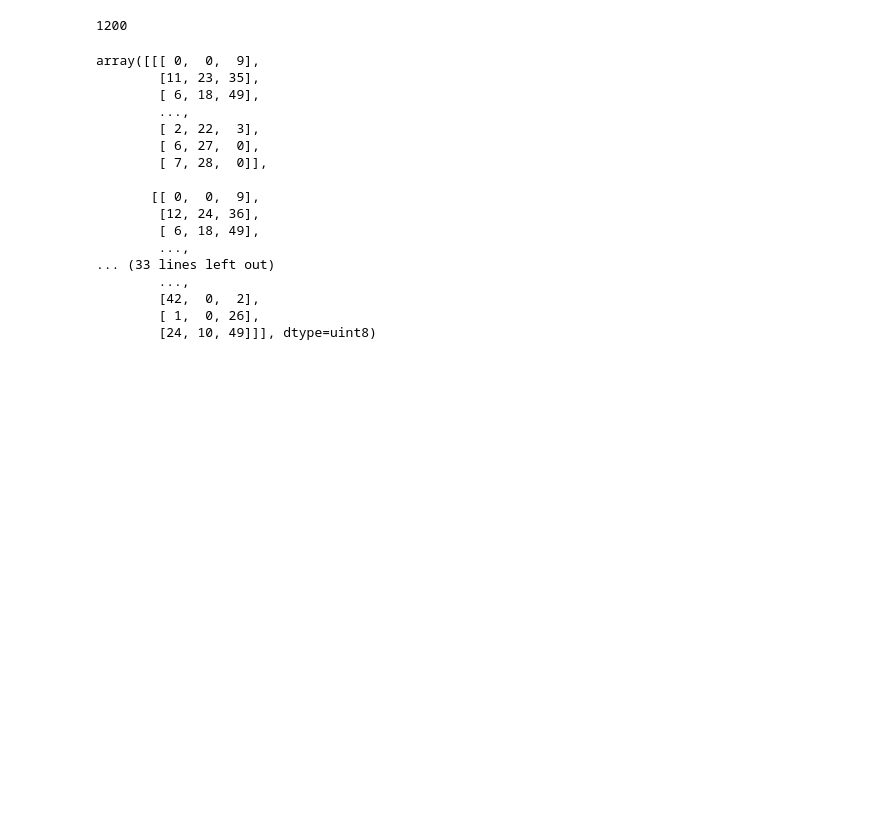
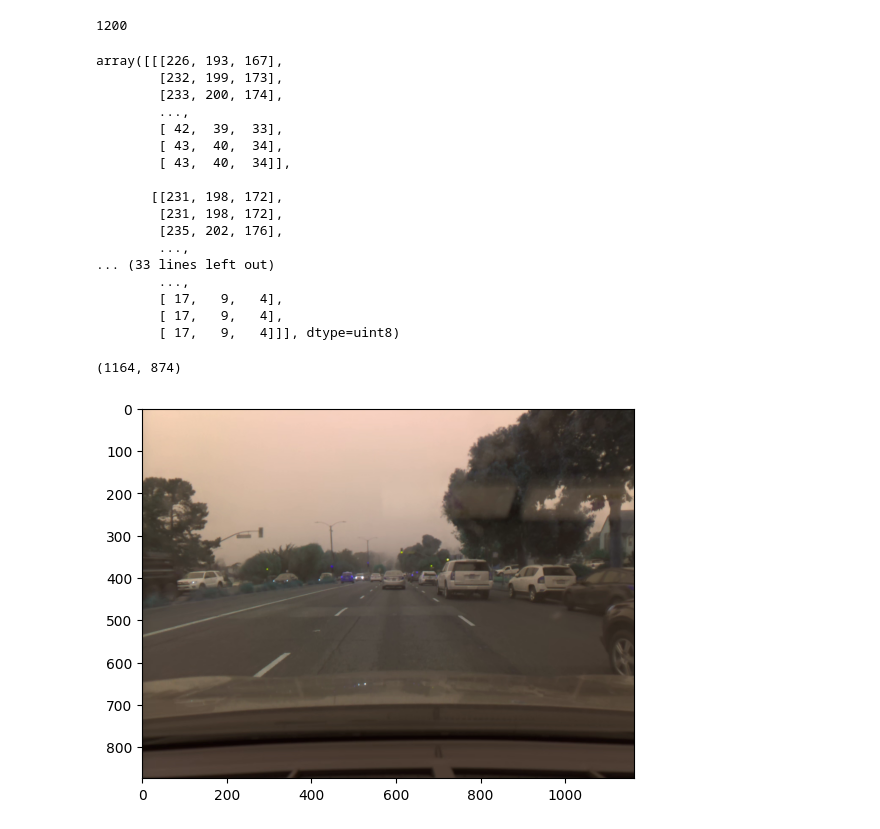
Before and after one commit to ulrik2204/carla_experiments, a Jupyter notebook: explore_comma2k19.ipynb, the cells around one changed output. Saved outputs shown, nothing was run; the diff lists cells and outputs as text; code cells hidden in the pictures; blank space fills up the shorter version.

Commit message:
fix: fix image dimensions to match comma2k19, try to fix rotations as well with no luck yet

```diff
--- a/explore_comma2k19.ipynb
+++ b/explore_comma2k19.ipynb
@@ -128,7 +129,7 @@ len(gnss_raw_ublox)
 So each video has 60s of video in a framerate of 20Hz, for a total of 1200 frames.
 # %%
 frames = []
-video = cv2.VideoCapture(str(segment_path4 / "video.hevc"))
+video = cv2.VideoCapture(str(segment_path / "video.hevc"))
 while video.isOpened():
     ret, frame = video.read()
     if not ret:
@@ -141,20 +142,29 @@ len(frames)
 # %%
 frames[0]
 # %% [output]
-array([[[ 0,  0,  9],
-        [11, 23, 35],
-        [ 6, 18, 49],
+array([[[226, 193, 167],
+        [232, 199, 173],
+        [233, 200, 174],
         ...,
-        [ 2, 22,  3],
-        [ 6, 27,  0],
-        [ 7, 28,  0]],
+        [ 42,  39,  33],
+        [ 43,  40,  34],
+        [ 43,  40,  34]],
 
-       [[ 0,  0,  9],
-        [12, 24, 36],
-        [ 6, 18, 49],
+       [[231, 198, 172],
+        [231, 198, 172],
+        [235, 202, 176],
         ...,
 ... (33 lines left out)
         ...,
-        [42,  0,  2],
-        [ 1,  0, 26],
-        [24, 10, 49]]], dtype=uint8)
+        [ 17,   9,   4],
+        [ 17,   9,   4],
+        [ 17,   9,   4]]], dtype=uint8)
+# %%
+
+frame = frames[0]
+image = Image.fromarray(frame, mode="RGB")
+plt.imshow(image)
+image.size
+# %% [output]
+(1164, 874)
+[figure, added]
```
Also changed, not shown: parts of 1 cell of this notebook, 8 other files.
